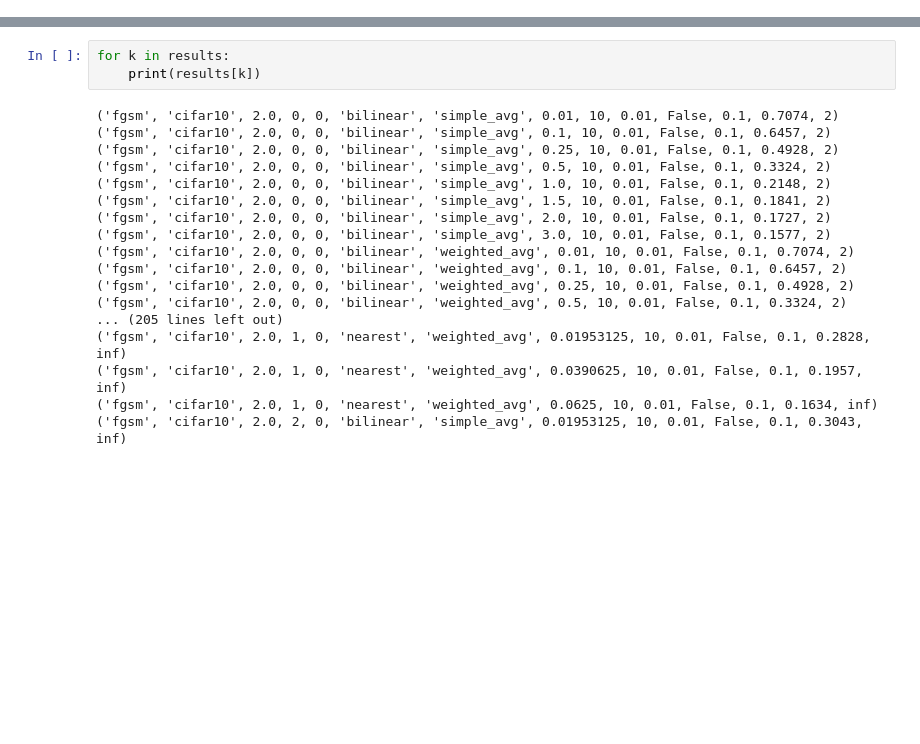
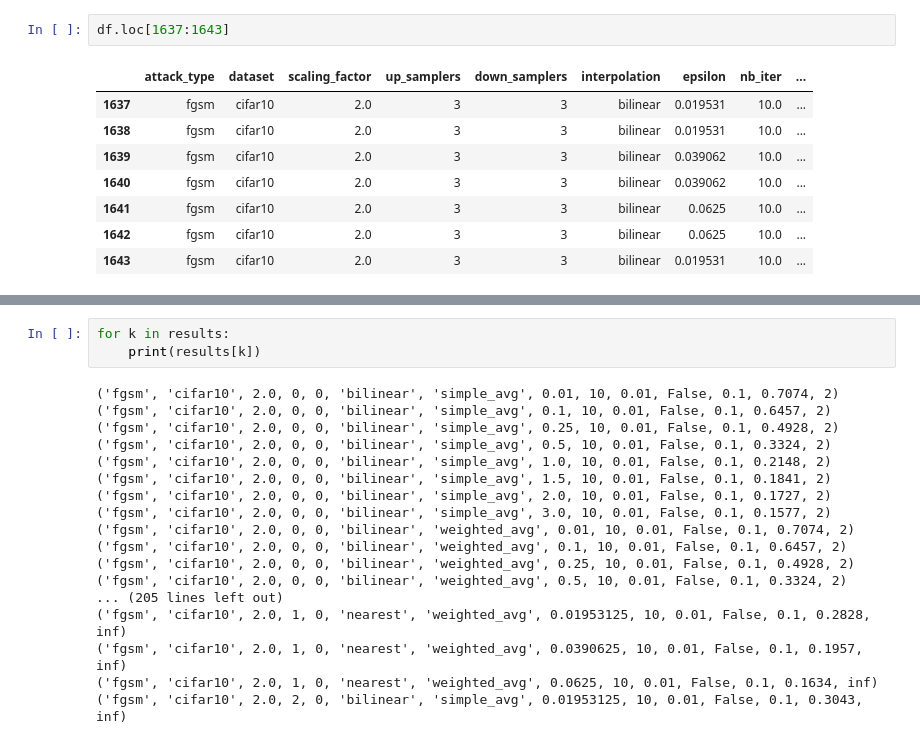
Before and after one commit to JasonTang99/gaussian-pyramid-defense, a Jupyter notebook: plot_exp.ipynb, the cells around one changed output, grey strips where cells are left out. Cells and saved outputs as stored; diff of their text form; blank space fills up the shorter version.

```diff
--- a/plot_exp.ipynb
+++ b/plot_exp.ipynb
@@ -19,0 +70,11 @@ defaultdict(<class 'int'>, {'simple_avg': 111, 'weighted_avg': 110})
+# %%
+df.loc[1637:1643]
+# %% [output]
+|  | attack_type | dataset | scaling_factor | up_samplers | down_samplers | interpolation | epsilon | nb_iter | ... |
+| 1637 | fgsm | cifar10 | 2.0 | 3 | 3 | bilinear | 0.019531 | 10.0 | ... |
+| 1638 | fgsm | cifar10 | 2.0 | 3 | 3 | bilinear | 0.019531 | 10.0 | ... |
+| 1639 | fgsm | cifar10 | 2.0 | 3 | 3 | bilinear | 0.039062 | 10.0 | ... |
+| 1640 | fgsm | cifar10 | 2.0 | 3 | 3 | bilinear | 0.039062 | 10.0 | ... |
+| 1641 | fgsm | cifar10 | 2.0 | 3 | 3 | bilinear | 0.0625 | 10.0 | ... |
+| 1642 | fgsm | cifar10 | 2.0 | 3 | 3 | bilinear | 0.0625 | 10.0 | ... |
+| 1643 | fgsm | cifar10 | 2.0 | 3 | 3 | bilinear | 0.019531 | 10.0 | ... |
```
Also changed, not shown: parts of 14 cells of this notebook, 23 other files.
